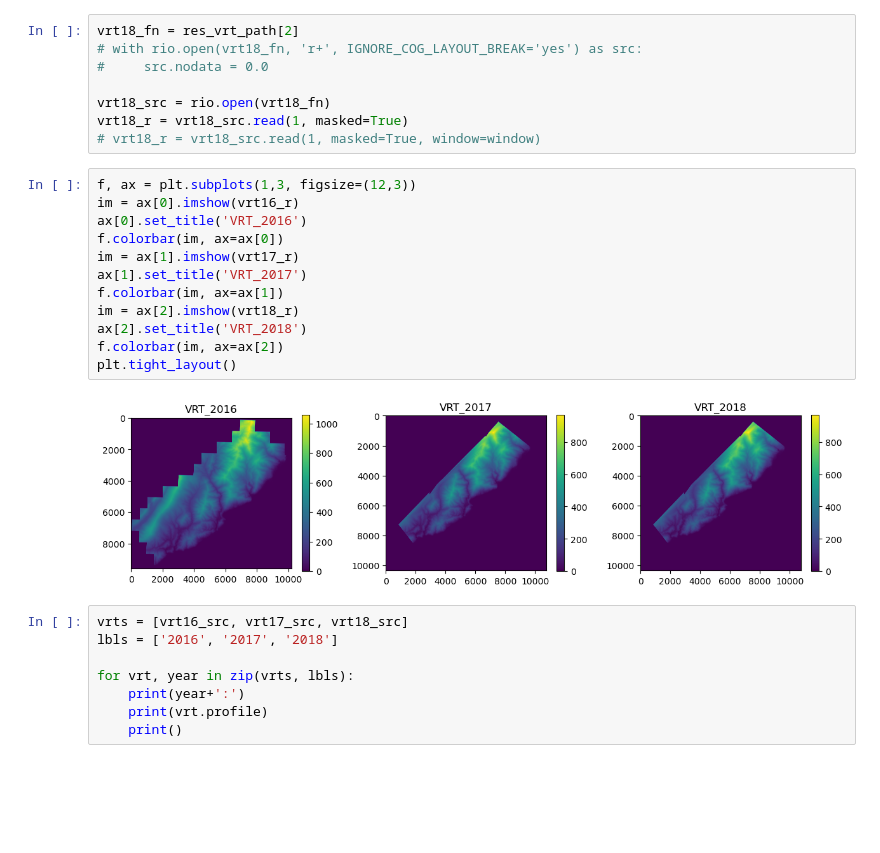
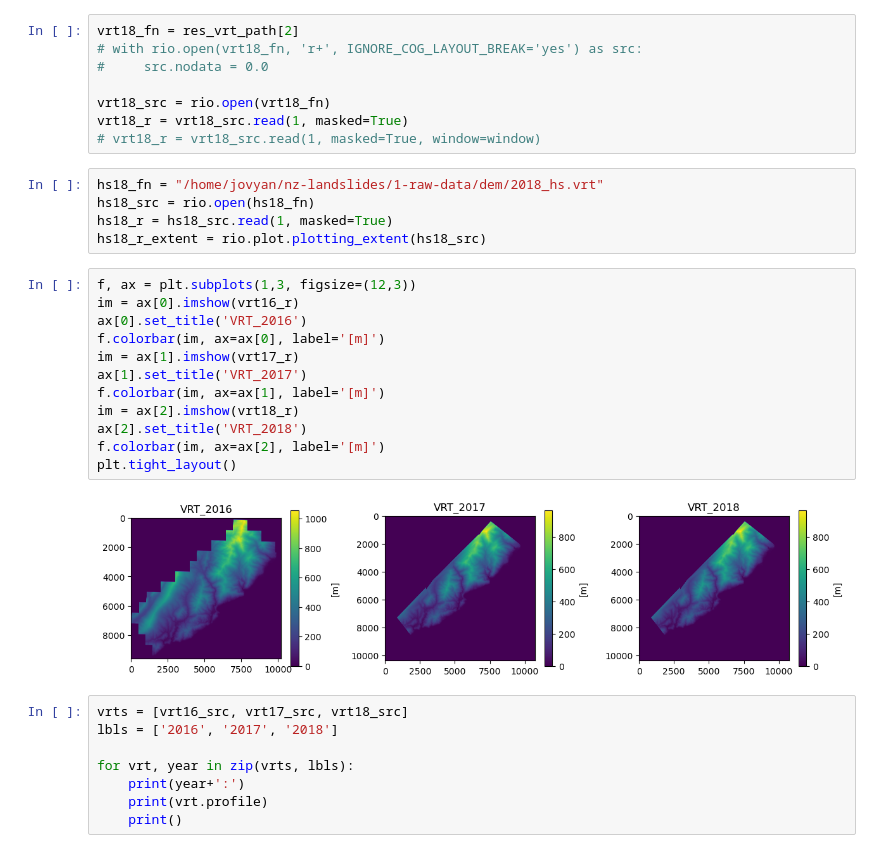
Before and after one commit to UW-GDA/nz-landslides, a Jupyter notebook: notebooks/3-interacting-vrt-polygon.ipynb, the cells around one changed output. Saved outputs shown, nothing was run; the diff lists cells and outputs as text; blank space fills up the shorter version.

Commit message:
processed data

```diff
--- a/notebooks/3-interacting-vrt-polygon.ipynb
+++ b/notebooks/3-interacting-vrt-polygon.ipynb
@@ -49,20 +53,25 @@ vrt18_fn = res_vrt_path[2]
 vrt18_src = rio.open(vrt18_fn)
 vrt18_r = vrt18_src.read(1, masked=True)
 # vrt18_r = vrt18_src.read(1, masked=True, window=window)
+# %%
+hs18_fn = "/home/jovyan/nz-landslides/1-raw-data/dem/2018_hs.vrt"
+hs18_src = rio.open(hs18_fn)
+hs18_r = hs18_src.read(1, masked=True)
+hs18_r_extent = rio.plot.plotting_extent(hs18_src)
 # %%
 f, ax = plt.subplots(1,3, figsize=(12,3))
 im = ax[0].imshow(vrt16_r)
 ax[0].set_title('VRT_2016')
-f.colorbar(im, ax=ax[0])
+f.colorbar(im, ax=ax[0], label='[m]')
 im = ax[1].imshow(vrt17_r)
 ax[1].set_title('VRT_2017')
-f.colorbar(im, ax=ax[1])
+f.colorbar(im, ax=ax[1], label='[m]')
 im = ax[2].imshow(vrt18_r)
 ax[2].set_title('VRT_2018')
-f.colorbar(im, ax=ax[2])
+f.colorbar(im, ax=ax[2], label='[m]')
 plt.tight_layout()
 # %% [output]
-[figure, old version]
+[figure, new version]
 # %%
 vrts = [vrt16_src, vrt17_src, vrt18_src]
 lbls = ['2016', '2017', '2018']
```
Also changed, not shown: parts of 18 cells of this notebook, 9 other files.
